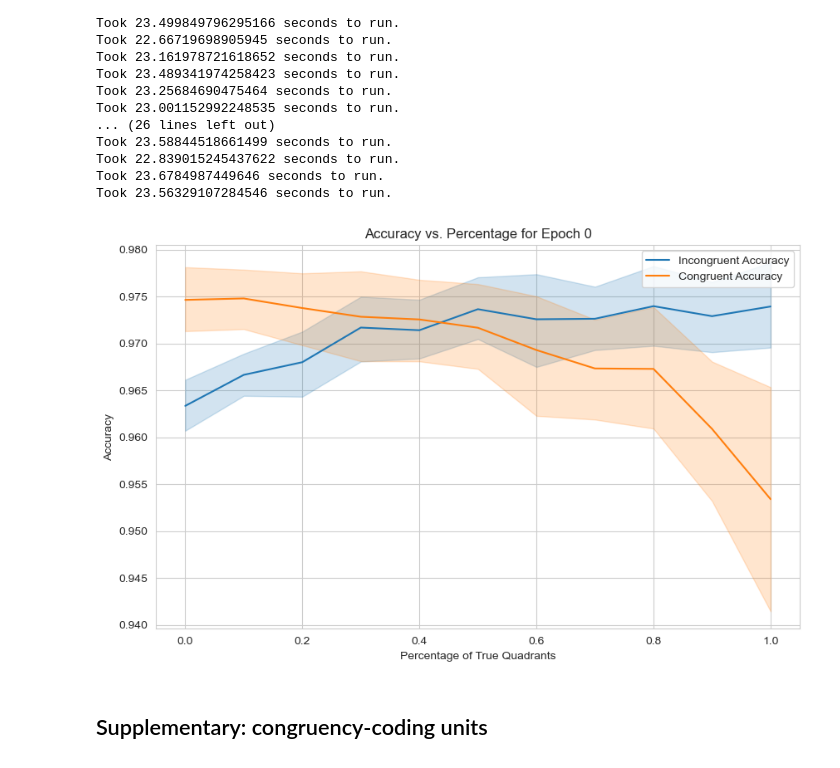
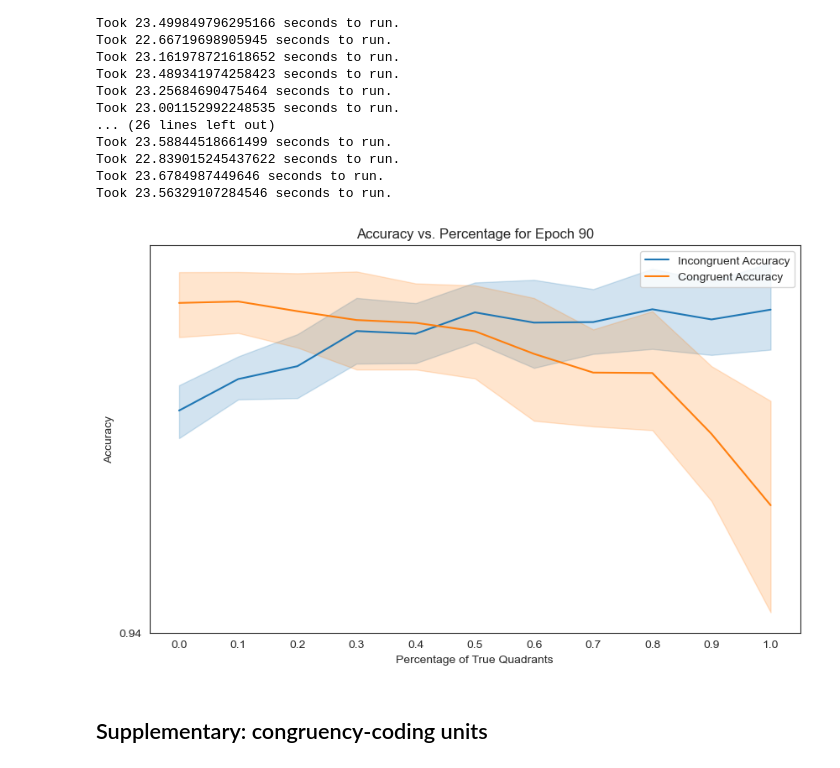
Before and after one commit to dongildonlee/Interference_, a Jupyter notebook: codes/fig3/svm_analysis.ipynb, the cells around one changed output. Saved outputs shown, nothing was run; the diff lists cells and outputs as text; code cells hidden in the pictures.

Commit message:
updated code for figure2

```diff
--- a/codes/fig3/svm_analysis.ipynb
+++ b/codes/fig3/svm_analysis.ipynb
@@ -70,12 +70,12 @@ Took 22.839015245437622 seconds to run.
 Took 23.6784987449646 seconds to run.
 Took 23.56329107284546 seconds to run.
 # %%
-net=1; relu=4; epoch=90
+relu=4
 num_units=200
 df_acc = pd.DataFrame(columns=['net','relu','epoch','percentage','exp','cong_acc','incong_acc'])
 
 for net in range(1,11):
-    for epoch in [90]:
+    for epoch in [0,90]:
         for percentage_true in np.arange(0,1.1,0.1):
             for exp in range(0,10):
 
@@ -100,35 +100,43 @@ df_acc['complement_percentage'] = 1 - df_acc['percentage']
 # Save df_acc to a CSV file if needed
 #df_acc.to_csv('Quadrants_svm_results.csv', index=False)
 # %%
-import seaborn as sns
-import matplotlib.pyplot as plt
-
+# Your existing code for data processing and filtering
 df_avg = df_acc.groupby(['net', 'relu', 'epoch', 'percentage', 'complement_percentage'])[['cong_acc', 'incong_acc']].mean().reset_index()
-
-# Filter the DataFrame to include only rows where epoch is 0
-df_epoch0 = df_avg[df_avg['epoch'] == 90]
+df_epoch90 = df_avg[df_avg['epoch'] == 90]
 
 # Set the aesthetic style of the plots
-sns.set_style("whitegrid")
+sns.set_style("white")
 
 # Initialize the matplotlib figure
 plt.figure(figsize=(10, 6))
 
 # Create the line plot for incong_acc
-sns.lineplot(x='complement_percentage', y='incong_acc', data=df_epoch0, label='Incongruent Accuracy')
+sns.lineplot(x='complement_percentage', y='incong_acc', data=df_epoch90, label='Incongruent Accuracy')
 
 # Create the line plot for cong_acc
-sns.lineplot(x='complement_percentage', y='cong_acc', data=df_epoch0, label='Congruent Accuracy')
+sns.lineplot(x='complement_percentage', y='cong_acc', data=df_epoch90, label='Congruent Accuracy')
 
 # Customize the plot
-plt.title('Accuracy vs. Percentage for Epoch 0')
+plt.title('Accuracy vs. Percentage for Epoch 90')
 plt.xlabel('Percentage of True Quadrants')
 plt.ylabel('Accuracy')
 plt.legend()
-#plt.savefig('Q2Q4_coeff2_abs_upper_bound_02.pdf')
+
+# Add ticks
+plt.xticks(np.arange(0, 1.1, 0.1))  # Add x-ticks every 0.1 interval
+plt.yticks(np.arange(0.94, 1, 0.1))  # Add y-ticks every 0.1 interval
+
+# Get the current axes
+ax = plt.gca()
+
+# Customize tick appearance
+ax.tick_params(axis='both', which='both', length=6, direction='inout')
+
+# Save and show the plot
+plt.savefig('Accuracy_vs_Q2Q4_proportion_epoch90.pdf')
 plt.show()
 # %% [output]
-[figure, old version]
+[figure, new version]
 # %% [markdown]
 ## Supplementary: congruency-coding units
 # %%
```
Also changed, not shown: 5 other files.
